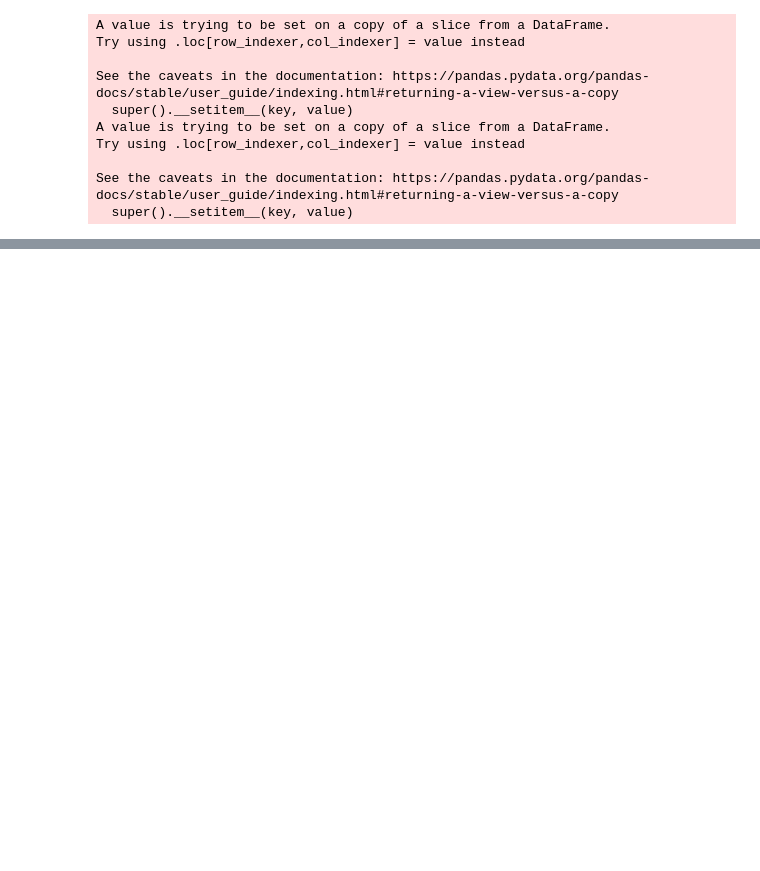
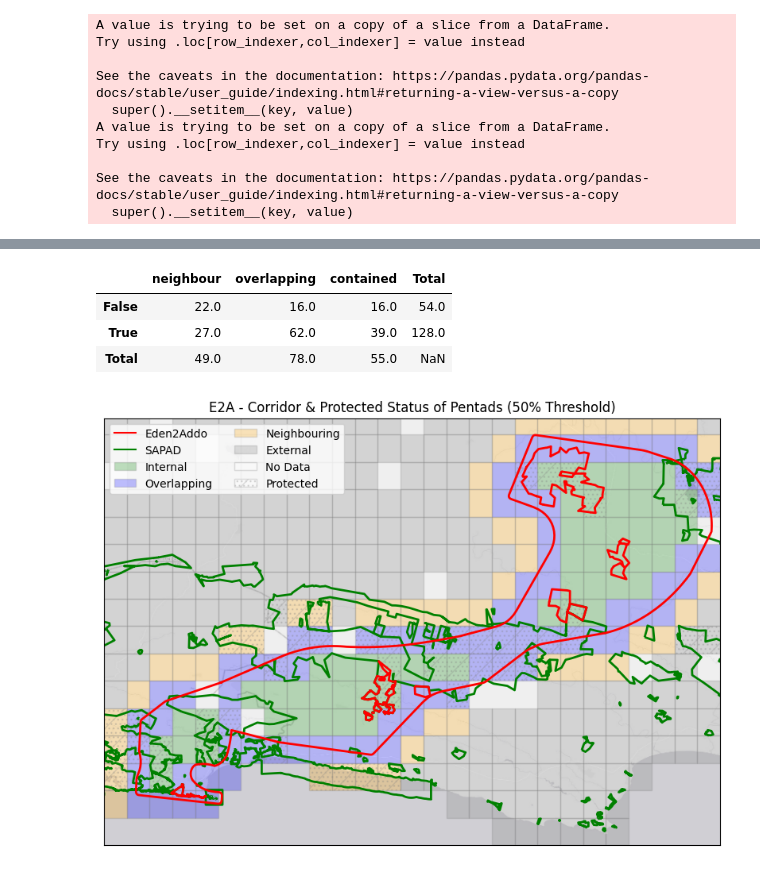
Before and after one commit to jardunn/ForTheBirds-EdenToAddo, a Jupyter notebook: forTheBirds_E2A.ipynb, the cells around one changed output, grey strips where cells are left out. Cells and saved outputs as stored; diff of their text form; code cells hidden in the pictures; blank space fills up the shorter version.

```diff
--- a/forTheBirds_E2A.ipynb
+++ b/forTheBirds_E2A.ipynb
@@ -255,0 +319,3 @@ plt.show()
+# %%
+e2a_with_external = e2a_pentad_gdf.copy()
+e2a_pentad_gdf = e2a_pentad_gdf[e2a_pentad_gdf.corridor_status != 'external']
@@ -255,0 +412,69 @@ plt.show()
+# %%
+matrix_data = []
+for protected_status in e2a_pentad_gdf['protected'].unique():
+  row = []
+  for corridor_status in e2a_pentad_gdf['corridor_status'].unique():
+    subset = e2a_pentad_gdf[(e2a_pentad_gdf['protected'] == protected_status) & (e2a_pentad_gdf['corridor_status'] == corridor_status)]
+    full_protocol_sum = subset['pentad'].count()
+    row.append(full_protocol_sum)
+  matrix_data.append(row)
+
+# Create a DataFrame from the matrix
+matrix_df = pd.DataFrame(matrix_data, index=e2a_pentad_gdf['protected'].unique(), columns=e2a_pentad_gdf['corridor_status'].unique())
+row_totals = matrix_df.sum(axis=1)
+col_totals = matrix_df.sum(axis=0)
+
+# Add row totals as a new column
+matrix_df['Total'] = row_totals
+
+# Add column totals as a new row
+matrix_df.loc['Total'] = col_totals
+
+matrix_df
+# %% [output]
+|  | neighbour | overlapping | contained | Total |
+| False | 22.0 | 16.0 | 16.0 | 54.0 |
+| True | 27.0 | 62.0 | 39.0 | 128.0 |
+| Total | 49.0 | 78.0 | 55.0 | NaN |
+# %%
+def corridor_colour(corridor_status):
+  if corridor_status == 'contained':
+    return 'green'
+  elif corridor_status == 'overlapping':
+    return 'blue'
+  elif corridor_status == 'neighbour':
+    return 'orange'
+  else:
+    return 'grey'
+
+
+fig, ax = plt.subplots(figsize=(10, 10))
+m = Basemap(llcrnrlon=min_lon, llcrnrlat=min_lat, urcrnrlon=max_lon, urcrnrlat=max_lat, resolution='i', projection='merc', epsg= 4326, ax=ax)
+m.arcgisimage(service='Canvas/World_Light_Gray_Base', xpixels=1000, verbose=False)  # Use ArcGIS image for better basemap
+
+# Plot the e2a_shape_df data on the basemap
+# Potected
+e2a_with_external[e2a_with_external.percentage_protected > 0.5].plot(ax=ax, color=e2a_with_external.corridor_status[e2a_with_external.percentage_protected > 0.5].apply(corridor_colour), hatch='/...', edgecolor='grey', alpha=0.25)
+e2a_with_external[e2a_with_external.percentage_protected <= 0.5].plot(ax=ax, color=e2a_with_external.corridor_status[e2a_with_external.percentage_protected <= 0.5].apply(corridor_colour), edgecolor='grey', alpha=0.25)
+SAPAD_area.plot(ax=ax, facecolor='none', edgecolor='green', alpha=1, lw=2) # Plot the shapefile
+e2a_shape_df.plot(ax=ax, facecolor='none', edgecolor='red', alpha=1, lw=2) # Plot the shapefile
+
+# Add a title and labels
+plt.title('E2A - Corridor & Protected Status of Pentads (50% Threshold)')
+
+import matplotlib.patches as mpatches
+import matplotlib.lines as mlines
+red_line = mlines.Line2D([], [], color='red', marker='', markersize=15, label='Eden2Addo')
+green_line = mlines.Line2D([], [], color='green', marker='', markersize=15, label='SAPAD')
+
+green_patch = mpatches.Patch(facecolor='green', edgecolor='grey', alpha=0.25, label='Internal')
+blue_patch = mpatches.Patch(facecolor='blue', edgecolor='grey', alpha=0.25, label='Overlapping')
+orange_patch = mpatches.Patch(facecolor='orange', edgecolor='grey', alpha=0.25, label='Neighbouring')
+grey_patch = mpatches.Patch(color='grey', alpha=0.25, label='External')
+white_patch = mpatches.Patch(facecolor='white', edgecolor='grey', alpha=0.25, label='No Data')
+hatch_patch = mpatches.Patch(facecolor='white', edgecolor='grey', hatch='/...', alpha=0.25, label='Protected')
+legend_elements = [red_line, green_line, green_patch, blue_patch, orange_patch, grey_patch, white_patch, hatch_patch]
+ax.legend(handles=legend_elements, loc='upper left', ncol=2)
+plt.show()
+# %% [output]
+[figure, added]
```
Also changed, not shown: parts of 13 cells of this notebook.
